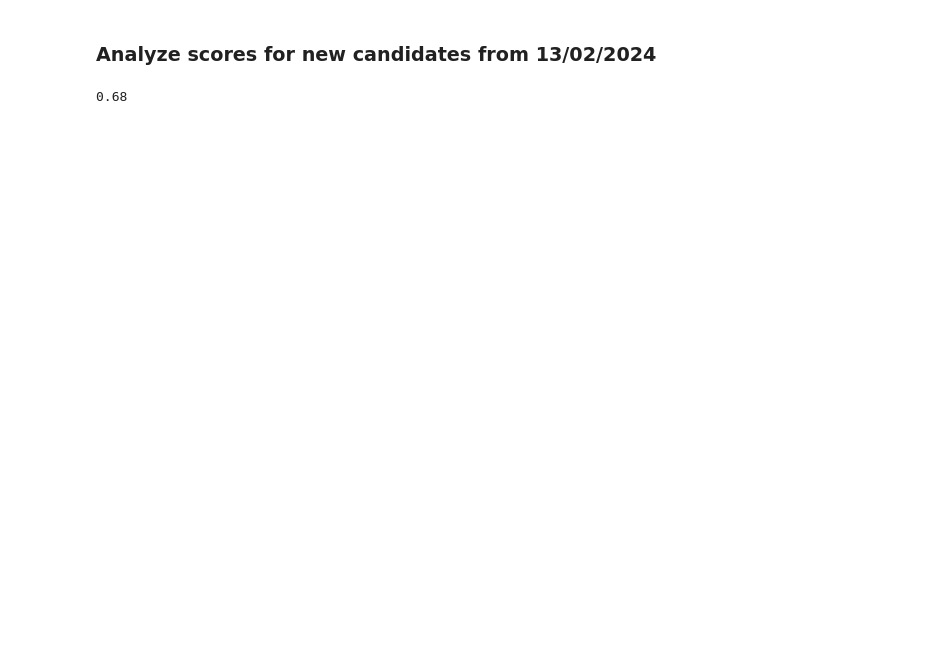
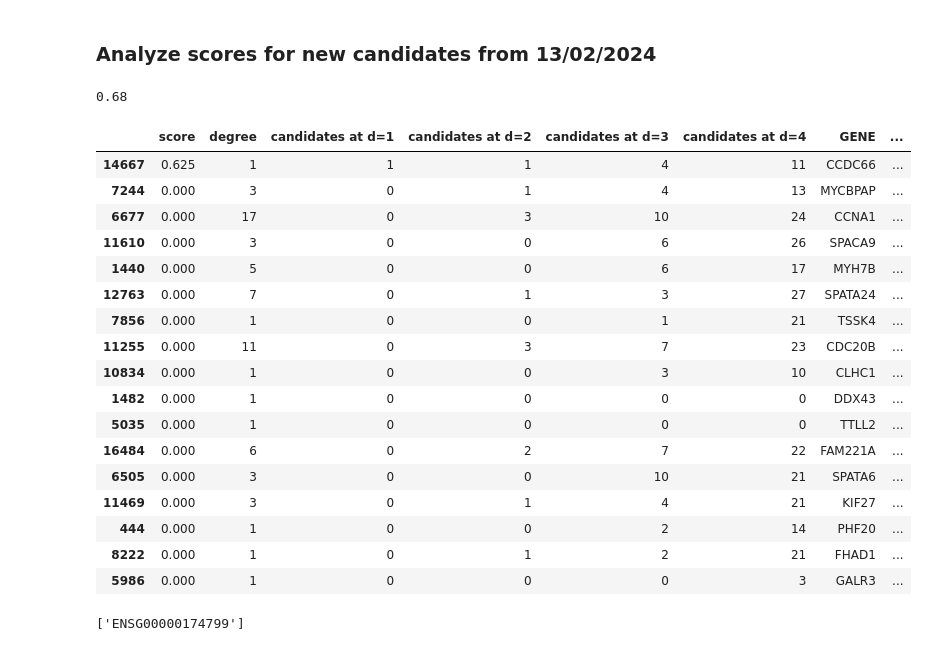
Before and after one commit to jjjk123/grexome-TIMC-Secondary-interactome, a Jupyter notebook: Interactome/test_newCentrality20240213.ipynb, the cells around one changed output. Cells and saved outputs as stored; diff of their text form; code cells hidden in the pictures; blank space fills up the shorter version.

```diff
--- a/Interactome/test_newCentrality20240213.ipynb
+++ b/Interactome/test_newCentrality20240213.ipynb
@@ -148,3 +163,27 @@ len([nc for nc in dict_new_candidates.values() if nc in G.nodes()]) / len(dict_n
 # %%
 # check scores of new candidates
 df_new_candidates = df_res[df_res['ENSG'].isin(dict_new_candidates.values())]
+df_new_candidates
+# %% [output]
+|  | score | degree | candidates at d=1 | candidates at d=2 | candidates at d=3 | candidates at d=4 | GENE | ... |
+| 14667 | 0.625 | 1 | 1 | 1 | 4 | 11 | CCDC66 | ... |
+| 7244 | 0.000 | 3 | 0 | 1 | 4 | 13 | MYCBPAP | ... |
+| 6677 | 0.000 | 17 | 0 | 3 | 10 | 24 | CCNA1 | ... |
+| 11610 | 0.000 | 3 | 0 | 0 | 6 | 26 | SPACA9 | ... |
+| 1440 | 0.000 | 5 | 0 | 0 | 6 | 17 | MYH7B | ... |
+| 12763 | 0.000 | 7 | 0 | 1 | 3 | 27 | SPATA24 | ... |
+| 7856 | 0.000 | 1 | 0 | 0 | 1 | 21 | TSSK4 | ... |
+| 11255 | 0.000 | 11 | 0 | 3 | 7 | 23 | CDC20B | ... |
+| 10834 | 0.000 | 1 | 0 | 0 | 3 | 10 | CLHC1 | ... |
+| 1482 | 0.000 | 1 | 0 | 0 | 0 | 0 | DDX43 | ... |
+| 5035 | 0.000 | 1 | 0 | 0 | 0 | 0 | TTLL2 | ... |
+| 16484 | 0.000 | 6 | 0 | 2 | 7 | 22 | FAM221A | ... |
+| 6505 | 0.000 | 3 | 0 | 0 | 10 | 21 | SPATA6 | ... |
+| 11469 | 0.000 | 3 | 0 | 1 | 4 | 21 | KIF27 | ... |
+| 444 | 0.000 | 1 | 0 | 0 | 2 | 14 | PHF20 | ... |
+| 8222 | 0.000 | 1 | 0 | 1 | 2 | 21 | FHAD1 | ... |
+| 5986 | 0.000 | 1 | 0 | 0 | 0 | 3 | GALR3 | ... |
+# %%
+[n for n in G.neighbors('ENSG00000180376')]
+# %% [output]
+['ENSG00000174799']
```
Also changed, not shown: parts of 17 cells of this notebook.
